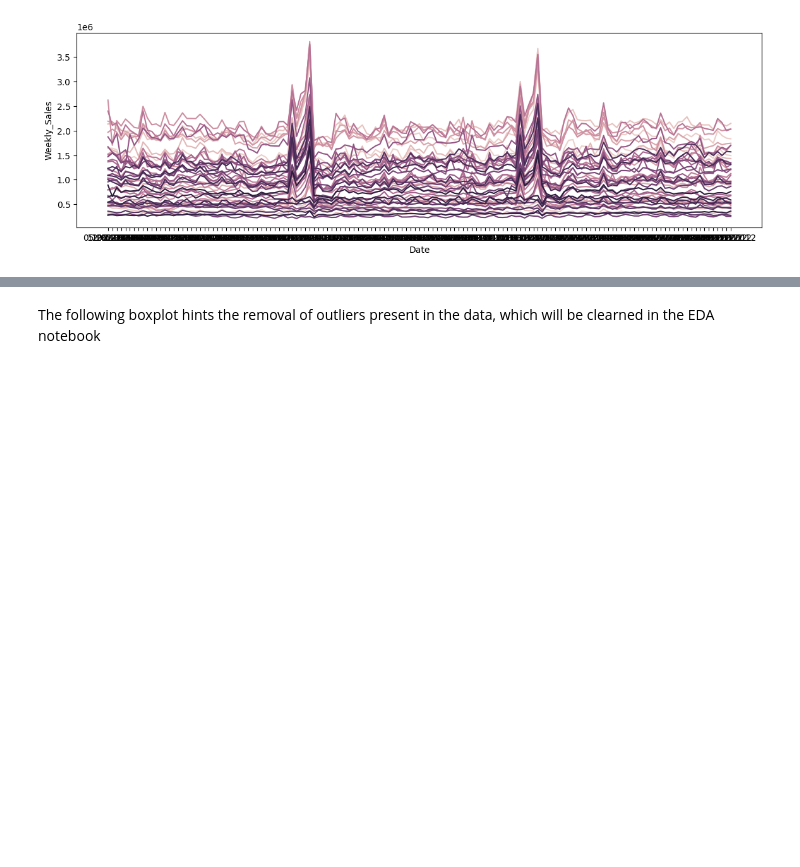
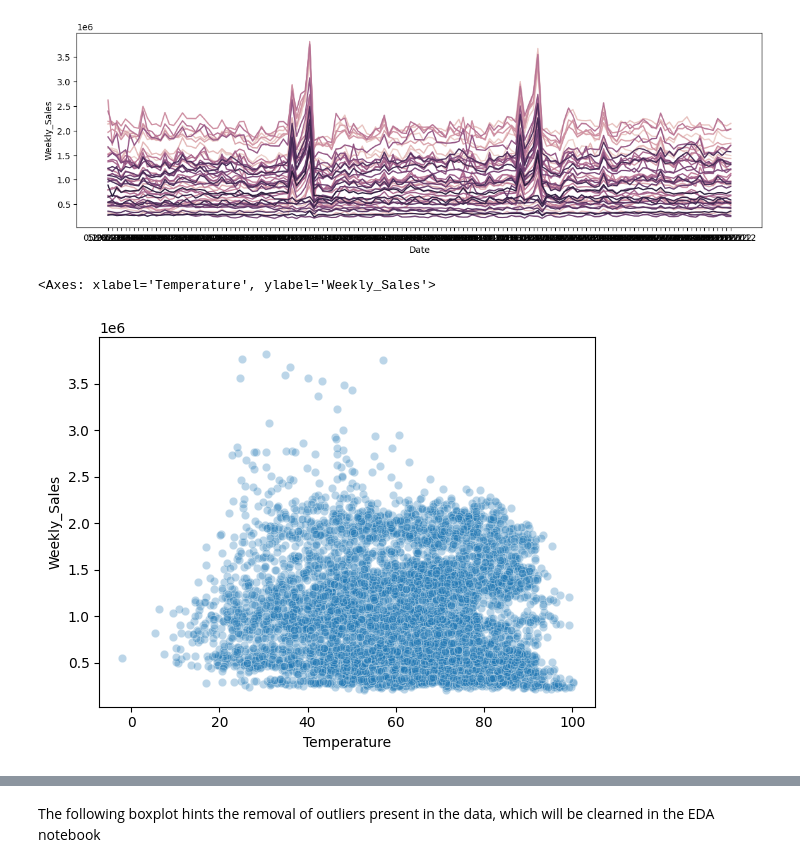
Before and after one commit to Skywalker1080/Walmart-Weekly-Sales, a Jupyter notebook: notebooks/data_explore.ipynb, the cells around one changed output, grey strips where cells are left out. Cells and saved outputs as stored; diff of their text form; code cells hidden in the pictures; blank space fills up the shorter version.

```diff
--- a/notebooks/data_explore.ipynb
+++ b/notebooks/data_explore.ipynb
@@ -127,3 +127,8 @@ sns.lineplot(data=df, x=df['Date'], y=df['Weekly_Sales'], hue=df['Store'], legen
 # %% [output]
 <Axes: xlabel='Date', ylabel='Weekly_Sales'>
 [figure]
+# %%
+sns.scatterplot(x=df["Temperature"], y=df["Weekly_Sales"], alpha=0.3)
+# %% [output]
+<Axes: xlabel='Temperature', ylabel='Weekly_Sales'>
+[figure, added]
```
Also changed, not shown: parts of 4 cells of this notebook.
